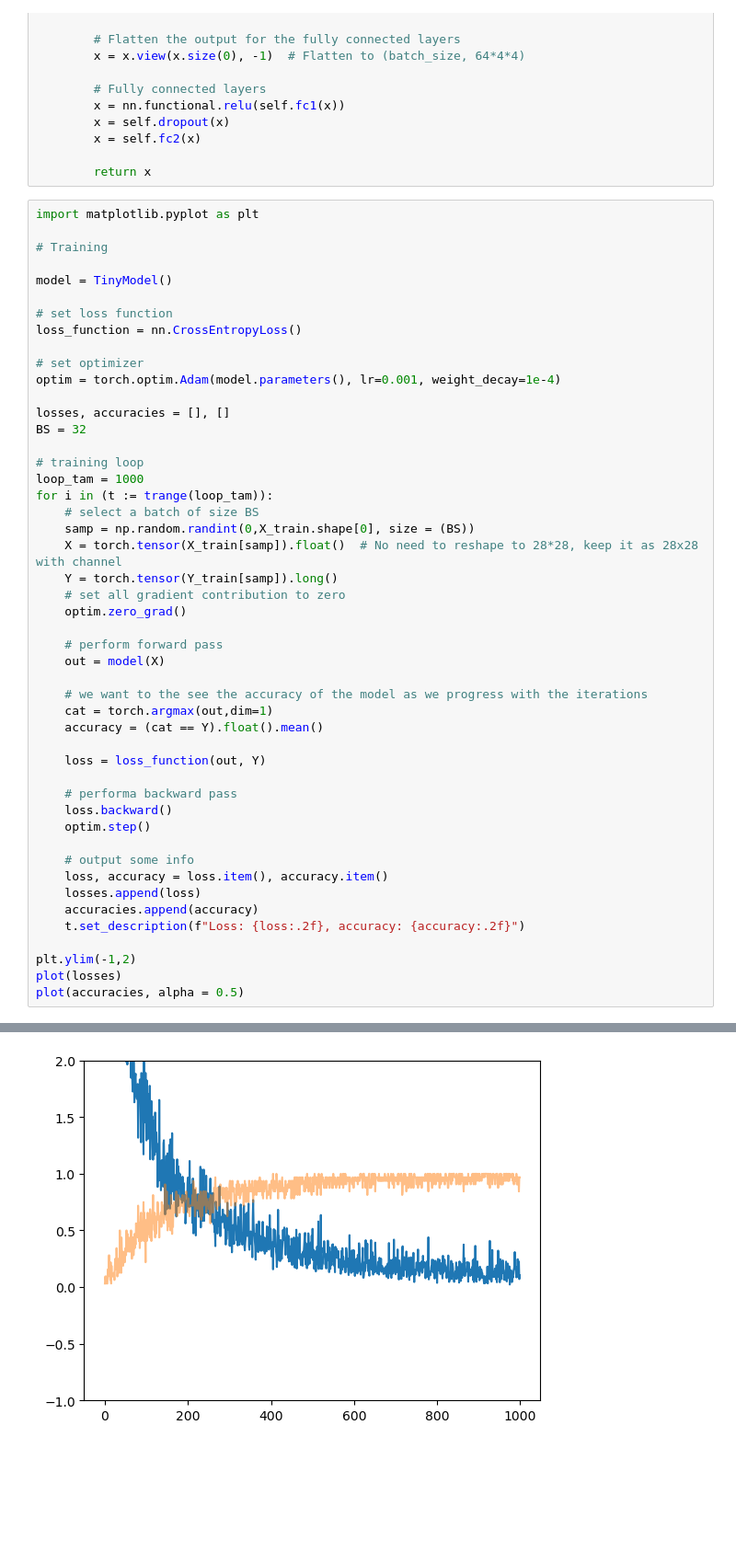
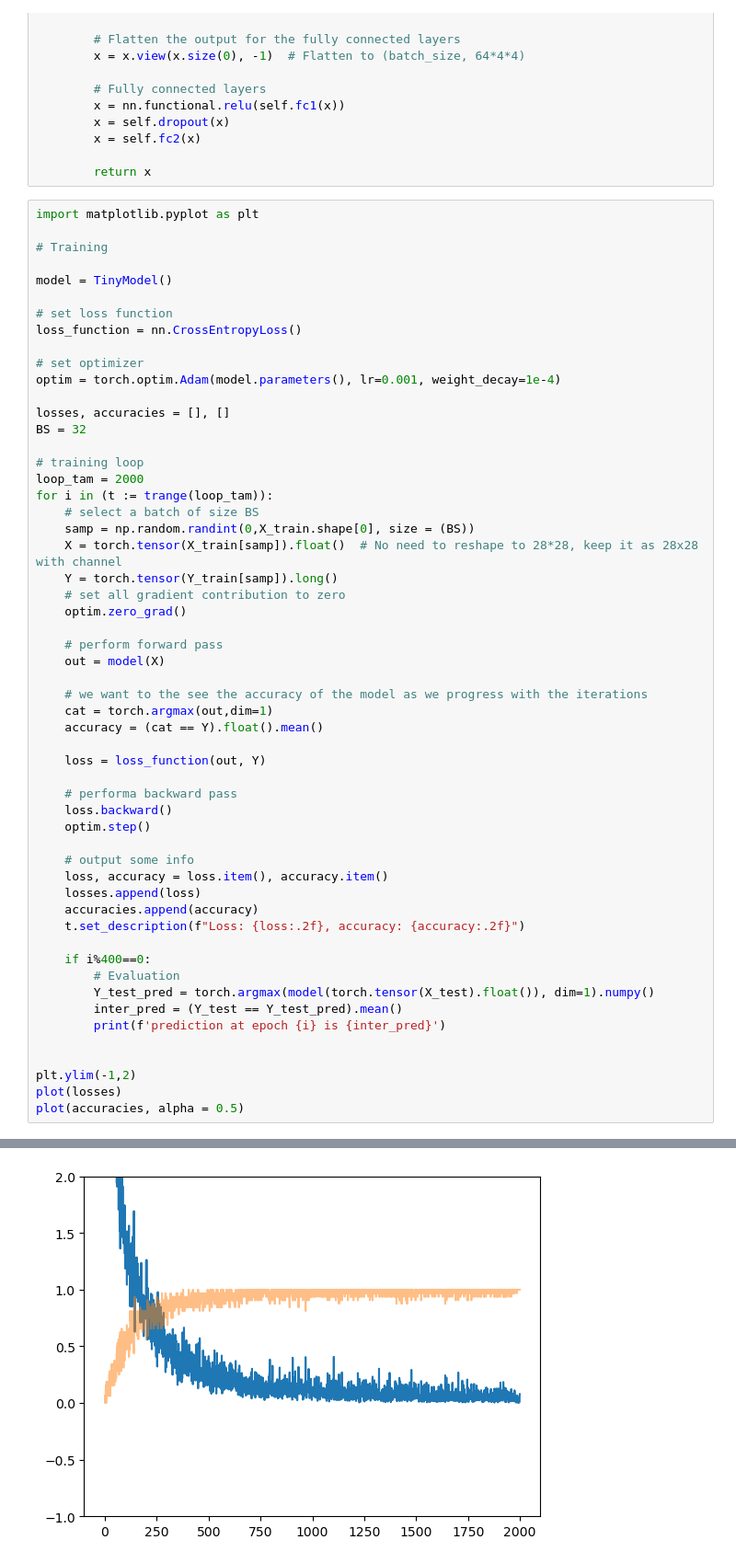
Before and after one commit to TAOGenna/ai-notebooks-implementations, a Jupyter notebook: mnsit_convolutional_network.ipynb, the cells around one changed output, grey strips where cells are left out. Shown at 92% size. Cells and saved outputs as stored; diff of their text form; blank space fills up the shorter version.

```diff
--- a/mnsit_convolutional_network.ipynb
+++ b/mnsit_convolutional_network.ipynb
@@ -123,7 +123,7 @@ losses, accuracies = [], []
 BS = 32
 
 # training loop
-loop_tam = 1000
+loop_tam = 2000
 for i in (t := trange(loop_tam)):
     # select a batch of size BS
     samp = np.random.randint(0,X_train.shape[0], size = (BS))
@@ -151,6 +151,13 @@ for i in (t := trange(loop_tam)):
     accuracies.append(accuracy)
     t.set_description(f"Loss: {loss:.2f}, accuracy: {accuracy:.2f}")
 
+    if i%400==0:
+        # Evaluation
+        Y_test_pred = torch.argmax(model(torch.tensor(X_test).float()), dim=1).numpy()
+        inter_pred = (Y_test == Y_test_pred).mean()
+        print(f'prediction at epoch {i} is {inter_pred}')
+
+
 plt.ylim(-1,2)
 plot(losses)
 plot(accuracies, alpha = 0.5)
@@ -159,4 +171,4 @@ plot(accuracies, alpha = 0.5)
-[figure, old version]
+[figure, new version]
 # %%
 # Evaluation
 Y_test_pred = torch.argmax(model(torch.tensor(X_test).float()), dim=1).numpy()
```
Also changed, not shown: parts of 2 cells of this notebook.
